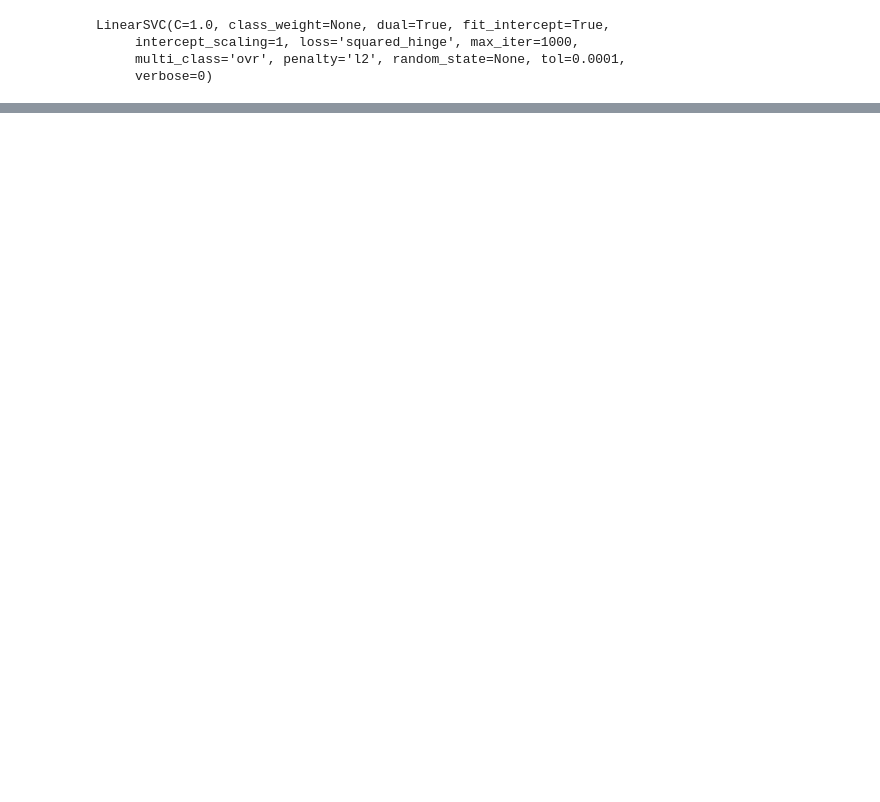
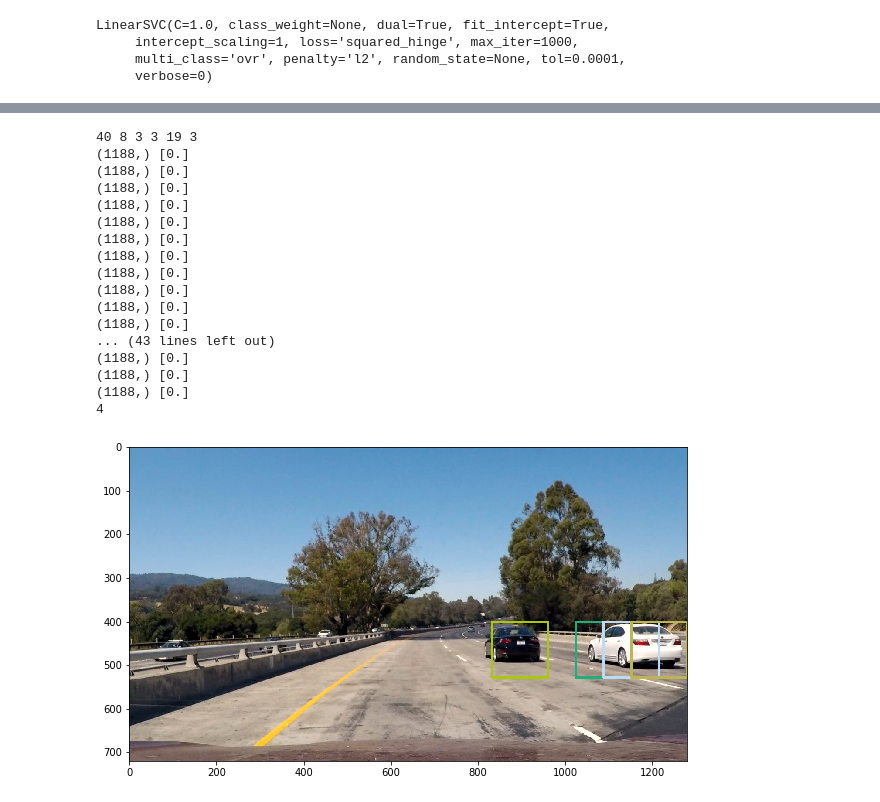
Before and after one commit to lmtoan/sdc-car-detection, a Jupyter notebook: Draft-4-4.ipynb, the cells around one changed output, grey strips where cells are left out. Drawn from its saved outputs; the diff is of its cells as text; code cells hidden in the pictures; blank space fills up the shorter version.

Commit message:
Finish find_cars() function

```diff
--- a/Draft-4-4.ipynb
+++ b/Draft-4-4.ipynb
@@ -210,0 +383,34 @@ f.shape
+# %%
+ystart = 400
+ystop = 656
+
+sample = mpimg.imread("test_images/test1.jpg")
+rects = find_cars(sample, ystart, ystop, 2, 'YUV', svc_car, debug=True)
+drawn = sample.copy()
+for rect in rects:
+    color = (np.random.randint(0,255), np.random.randint(0,255), np.random.randint(0,255))
+    cv2.rectangle(drawn, rect[0], rect[1], color, 3)
+
+plt.figure(figsize=(10,10))
+plt.imshow(drawn)
+
+print(len(rects))
+# %% [output]
+40 8 3 3 19 3
+(1188,) [0.]
+(1188,) [0.]
+(1188,) [0.]
+(1188,) [0.]
+(1188,) [0.]
+(1188,) [0.]
+(1188,) [0.]
+(1188,) [0.]
+(1188,) [0.]
+(1188,) [0.]
+(1188,) [0.]
+... (43 lines left out)
+(1188,) [0.]
+(1188,) [0.]
+(1188,) [0.]
+4
+[figure, added]
```
Also changed, not shown: parts of 19 cells of this notebook.
